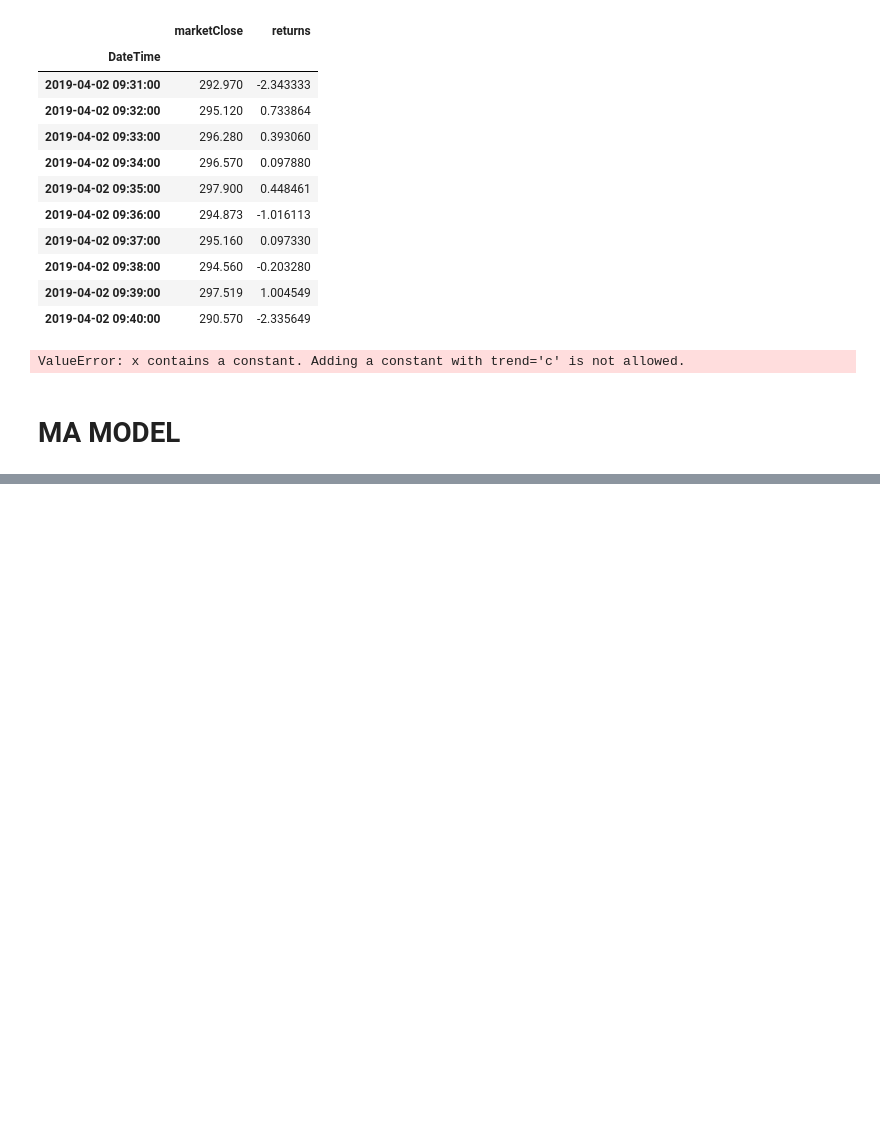
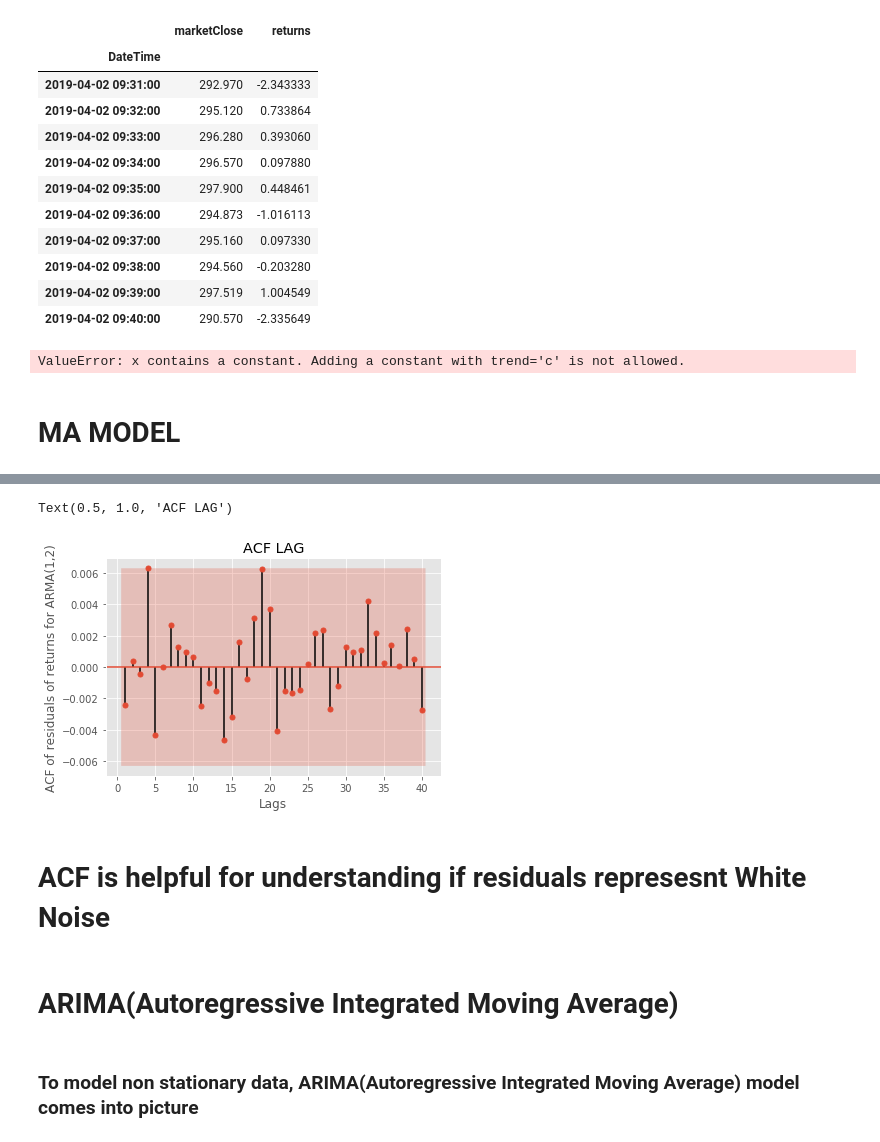
Before and after one commit to BAGLAT/Time-Series-Analysis-HFT, a Jupyter notebook: Time Series SPY 1 Min.ipynb, the cells around one changed output, grey strips where cells are left out. Drawn from its saved outputs; the diff is of its cells as text; code cells hidden in the pictures; blank space fills up the shorter version.

```diff
--- a/Time Series SPY 1 Min.ipynb
+++ b/Time Series SPY 1 Min.ipynb
@@ -1148,0 +1352,10 @@ pass your own start_params.
+# %%
+sgt.plot_acf(df3.resid_results_ret_ar_1_ma_2,lags=40,zero=False)
+plt.xlabel('Lags')
+plt.ylabel('ACF of residuals of returns for ARMA(1,2)')
+plt.title("ACF LAG")
+# %% [output]
+Text(0.5, 1.0, 'ACF LAG')
+[figure, added]
+# %% [markdown]
+# ACF is helpful for understanding if residuals represesnt White Noise
@@ -1148,0 +1368,4 @@ pass your own start_params.
+# %% [markdown]
+# ARIMA(Autoregressive Integrated Moving Average)
+# %% [markdown]
+### To model non stationary data, ARIMA(Autoregressive Integrated Moving Average) model comes into picture
```
Also changed, not shown: parts of 58 cells of this notebook.
